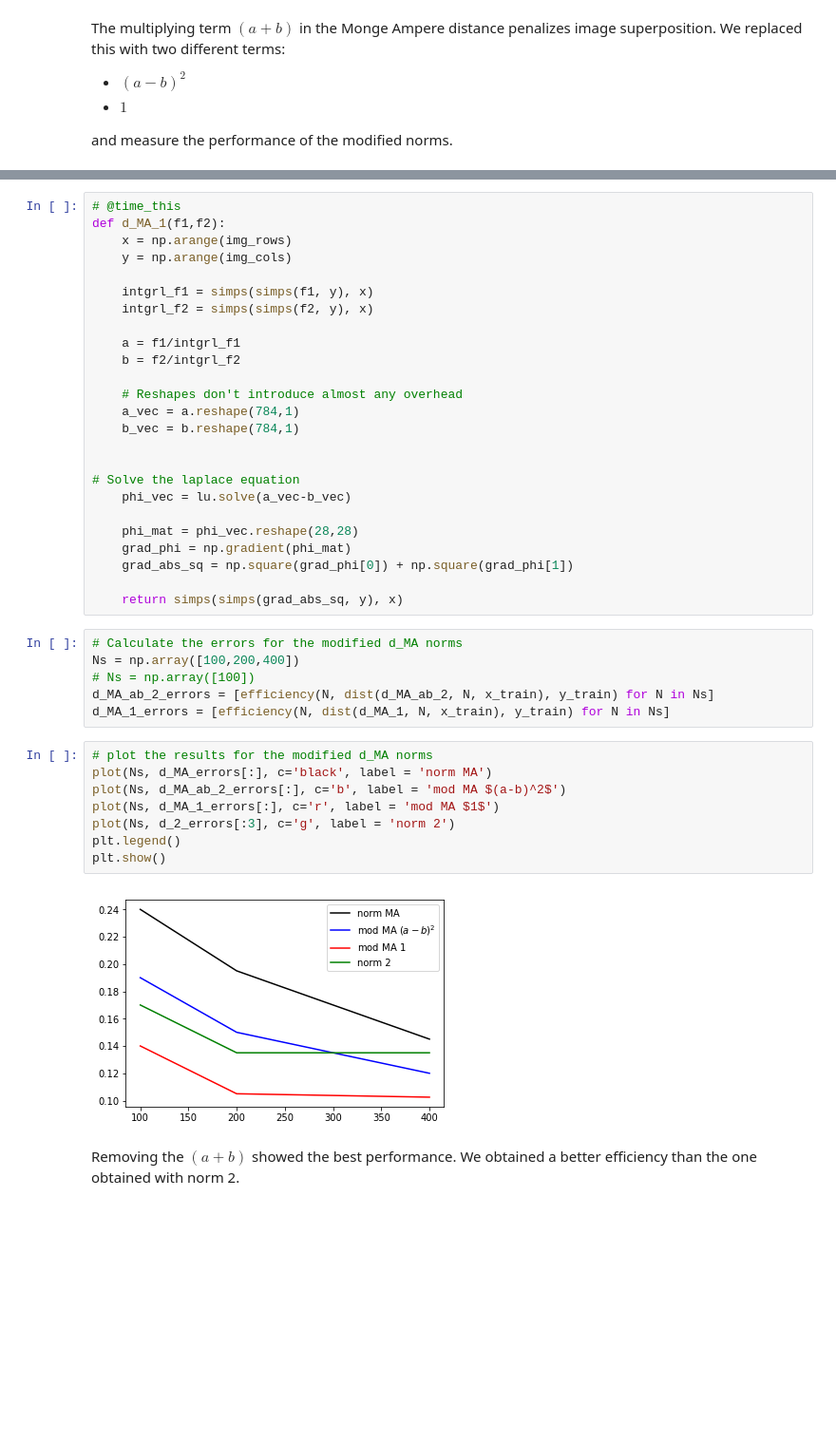
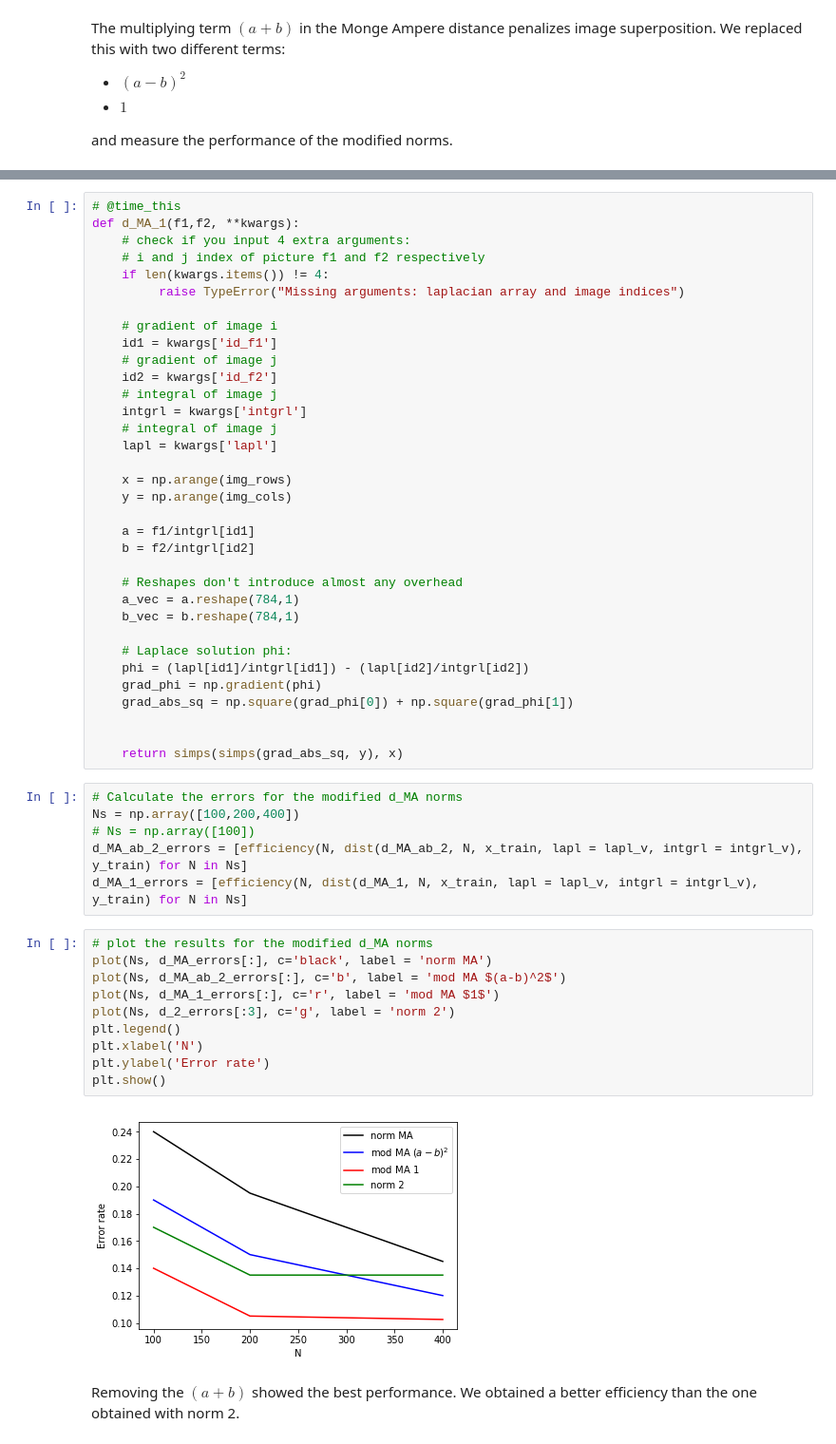
Before and after one commit to Fede112/P1.4_seed, a Jupyter notebook: final_project/final_project_2018-2019.ipynb, the cells around one changed output, grey strips where cells are left out. Shown at 95% size. Saved outputs shown, nothing was run; the diff lists cells and outputs as text; blank space fills up the shorter version.

```diff
--- a/final_project/final_project_2018-2019.ipynb
+++ b/final_project/final_project_2018-2019.ipynb
@@ -746,45 +778,56 @@ def d_MA_ab_2(f1,f2):
     return simps(simps(grad_abs_sq*(a-b)*(a-b), y), x)
 # %%
 # @time_this
-def d_MA_1(f1,f2):
+def d_MA_1(f1,f2, **kwargs):
+    # check if you input 4 extra arguments:
+    # i and j index of picture f1 and f2 respectively
+    if len(kwargs.items()) != 4:
+         raise TypeError("Missing arguments: laplacian array and image indices")
+
+    # gradient of image i
+    id1 = kwargs['id_f1']
+    # gradient of image j
+    id2 = kwargs['id_f2']
+    # integral of image j
+    intgrl = kwargs['intgrl']
+    # integral of image j
+    lapl = kwargs['lapl']
+
     x = np.arange(img_rows)
     y = np.arange(img_cols)
 
-    intgrl_f1 = simps(simps(f1, y), x)
-    intgrl_f2 = simps(simps(f2, y), x)
-
-    a = f1/intgrl_f1
-    b = f2/intgrl_f2
+    a = f1/intgrl[id1]
+    b = f2/intgrl[id2]
 
     # Reshapes don't introduce almost any overhead
     a_vec = a.reshape(784,1)
     b_vec = b.reshape(784,1)
 
-
-# Solve the laplace equation
-    phi_vec = lu.solve(a_vec-b_vec)
-
-    phi_mat = phi_vec.reshape(28,28)
-    grad_phi = np.gradient(phi_mat)
+    # Laplace solution phi:
+    phi = (lapl[id1]/intgrl[id1]) - (lapl[id2]/intgrl[id2])
+    grad_phi = np.gradient(phi)
     grad_abs_sq = np.square(grad_phi[0]) + np.square(grad_phi[1])
 
+
     return simps(simps(grad_abs_sq, y), x)
 # %%
 # Calculate the errors for the modified d_MA norms
 Ns = np.array([100,200,400])
 # Ns = np.array([100])
-d_MA_ab_2_errors = [efficiency(N, dist(d_MA_ab_2, N, x_train), y_train) for N in Ns]
-d_MA_1_errors = [efficiency(N, dist(d_MA_1, N, x_train), y_train) for N in Ns]
+d_MA_ab_2_errors = [efficiency(N, dist(d_MA_ab_2, N, x_train, lapl = lapl_v, intgrl = intgrl_v), y_train) for N in Ns]
+d_MA_1_errors = [efficiency(N, dist(d_MA_1, N, x_train, lapl = lapl_v, intgrl = intgrl_v), y_train) for N in Ns]
 # %%
 # plot the results for the modified d_MA norms
 plot(Ns, d_MA_errors[:], c='black', label = 'norm MA')
 plot(Ns, d_MA_ab_2_errors[:], c='b', label = 'mod MA $(a-b)^2$')
 plot(Ns, d_MA_1_errors[:], c='r', label = 'mod MA $1$')
 plot(Ns, d_2_errors[:3], c='g', label = 'norm 2')
 plt.legend()
+plt.xlabel('N')
+plt.ylabel('Error rate')
 plt.show()
 # %% [output]
-[figure, old version]
+[figure, new version]
 # %% [markdown]
 Removing the $(a+b)$ showed the best performance. We obtained a better efficiency than the one obtained with norm 2.
 # %% [markdown]
```
Also changed, not shown: parts of 14 cells of this notebook.
